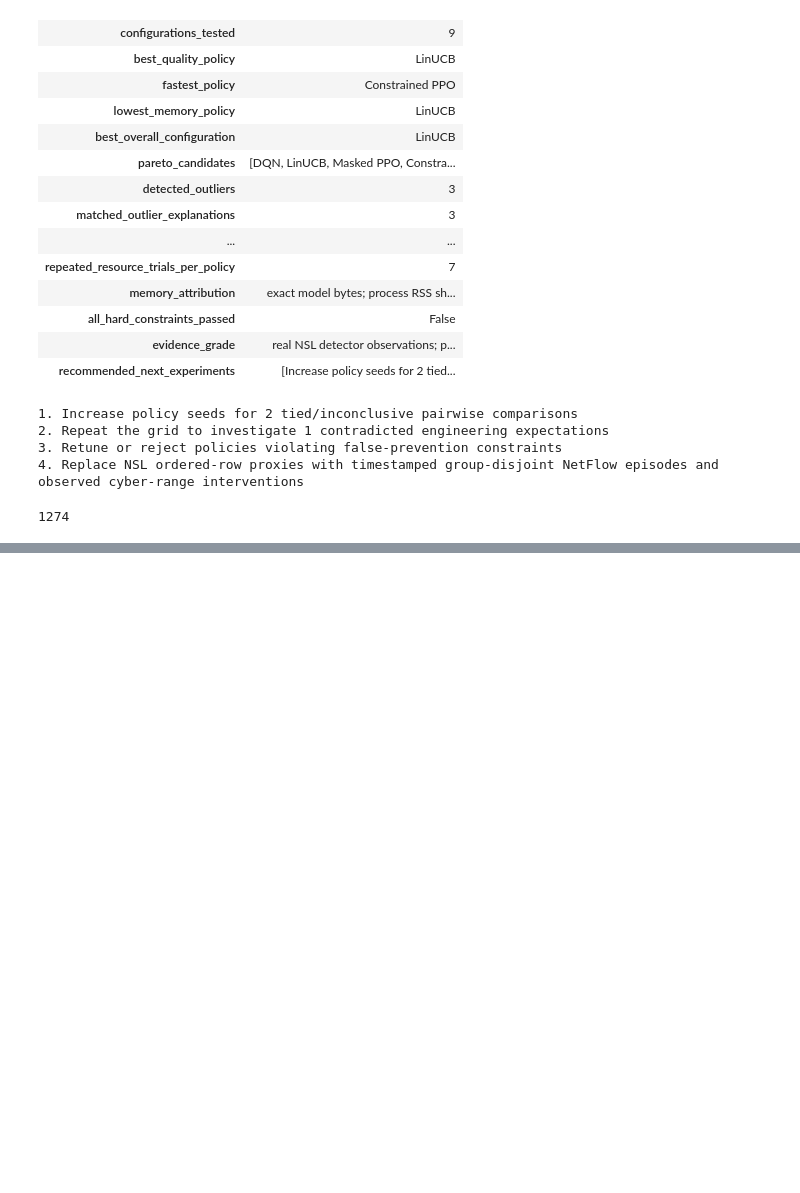
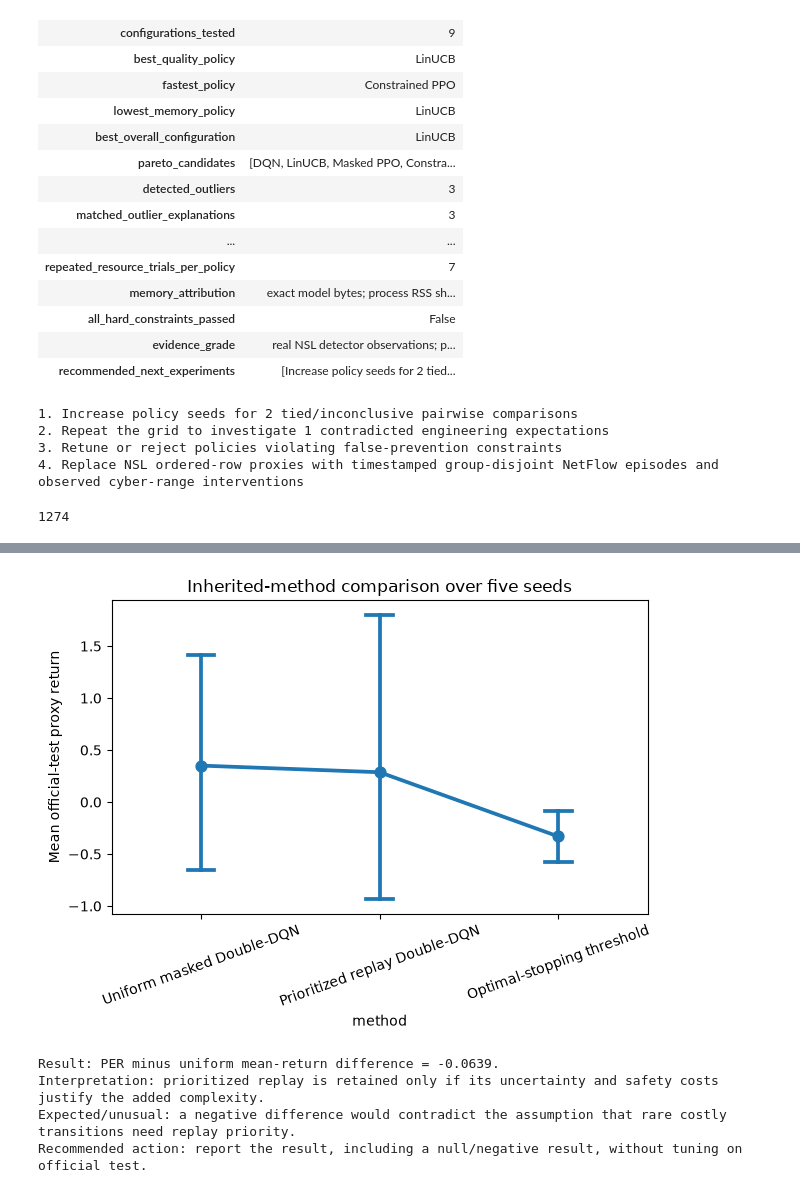
Before and after one commit to gegestalt/kodeRvR, a Jupyter notebook: notebooks/06_adaptive_ips_full_project_lab.ipynb, the cells around one changed output, grey strips where cells are left out. Cells and saved outputs as stored; diff of their text form; code cells hidden in the pictures; blank space fills up the shorter version.

Commit message:
feat: adopt IPS research methods and dataset roadmap

```diff
--- a/notebooks/06_adaptive_ips_full_project_lab.ipynb
+++ b/notebooks/06_adaptive_ips_full_project_lab.ipynb
@@ -1192,0 +1232,17 @@ consolidated.to_csv(analysis_output/'consolidated_model_selection.csv',index=Fal
+# %%
+from ips.research_adoptions import train_prioritized_dqn,optimal_stopping_policy
+published_method_rows=[]
+for method_seed in (42,43,44,45,46):
+    uniform=policy_seed_runs[(policy_seed_runs.policy=='DQN') & (policy_seed_runs.seed==method_seed)].iloc[0].to_dict(); published_method_rows.append({'method':'Uniform masked Double-DQN',**{k:v for k,v in uniform.items() if k!='policy'}})
+    started=time.perf_counter(); per_model,per_validation,per_status=train_prioritized_dqn(nsl_evidence.splits,episodes=180 if RUN_HEAVY else 70,validation_interval=45 if RUN_HEAVY else 25,config=dqn_cfg,seed=method_seed); _,_,per_metrics=evaluate_detailed(network_policy(per_model,method_seed),nsl_evidence.splits.test,seed=method_seed+1000); published_method_rows.append({'method':'Prioritized replay Double-DQN','seed':method_seed,'training_wall_s':time.perf_counter()-started,**per_metrics})
+    _,_,stop_metrics=evaluate_detailed(lambda state,mask:optimal_stopping_policy(state,mask,threshold=.55),nsl_evidence.splits.test,seed=method_seed+1000); published_method_rows.append({'method':'Optimal-stopping threshold','seed':method_seed,'training_wall_s':0.0,**stop_metrics})
+published_method_runs=pd.DataFrame(published_method_rows)
+published_method_summary=published_method_runs.groupby('method').agg(seed_count=('seed','nunique'),return_mean=('mean_return','mean'),return_std=('mean_return','std'),containment_mean=('containment_rate','mean'),compromise_mean=('compromise_rate','mean'),false_preventions_mean=('false_preventions_per_episode','mean'),training_wall_mean_s=('training_wall_s','mean')).reset_index(); published_method_summary['return_ci95_halfwidth']=1.96*published_method_summary.return_std/np.sqrt(published_method_summary.seed_count)
+display(published_method_summary.round(4))
+sns.pointplot(data=published_method_runs,x='method',y='mean_return',errorbar=('ci',95),capsize=.15); plt.title('Inherited-method comparison over five seeds'); plt.ylabel('Mean official-test proxy return'); plt.xticks(rotation=20); plt.tight_layout(); plt.show()
+per_gain=published_method_summary.set_index('method').loc['Prioritized replay Double-DQN','return_mean']-published_method_summary.set_index('method').loc['Uniform masked Double-DQN','return_mean']
+print(f'Result: PER minus uniform mean-return difference = {per_gain:.4f}.')
+print('Interpretation: prioritized replay is retained only if its uncertainty and safety costs justify the added complexity.')
+print('Expected/unusual: a negative difference would contradict the assumption that rare costly transitions need replay priority.')
+print('Recommended action: report the result, including a null/negative result, without tuning on official test.')
+# %% [output]
@@ -1192,0 +1253,5 @@ consolidated.to_csv(analysis_output/'consolidated_model_selection.csv',index=Fal
+[figure, added]
+Result: PER minus uniform mean-return difference = -0.0639.
+Interpretation: prioritized replay is retained only if its uncertainty and safety costs justify the added complexity.
+Expected/unusual: a negative difference would contradict the assumption that rare costly transitions need replay priority.
+Recommended action: report the result, including a null/negative result, without tuning on official test.
```
Also changed, not shown: parts of 32 cells of this notebook, 26 other files.
